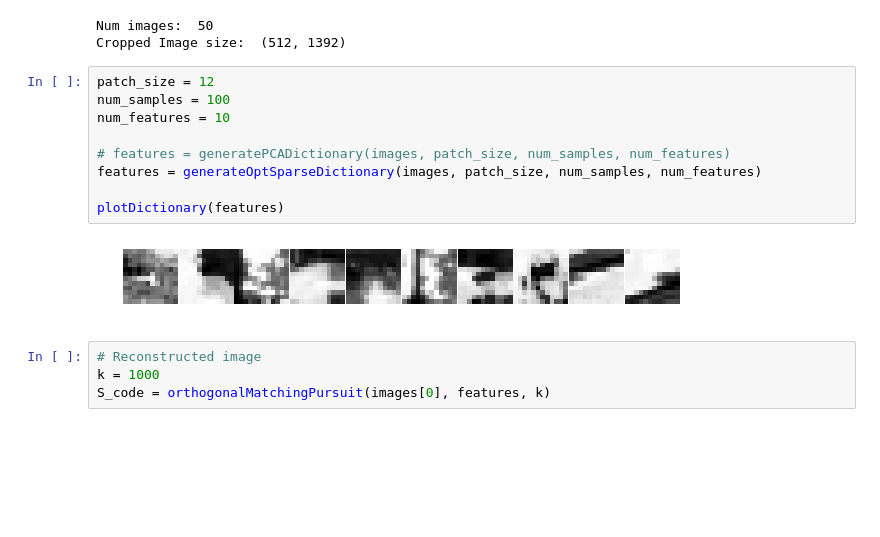
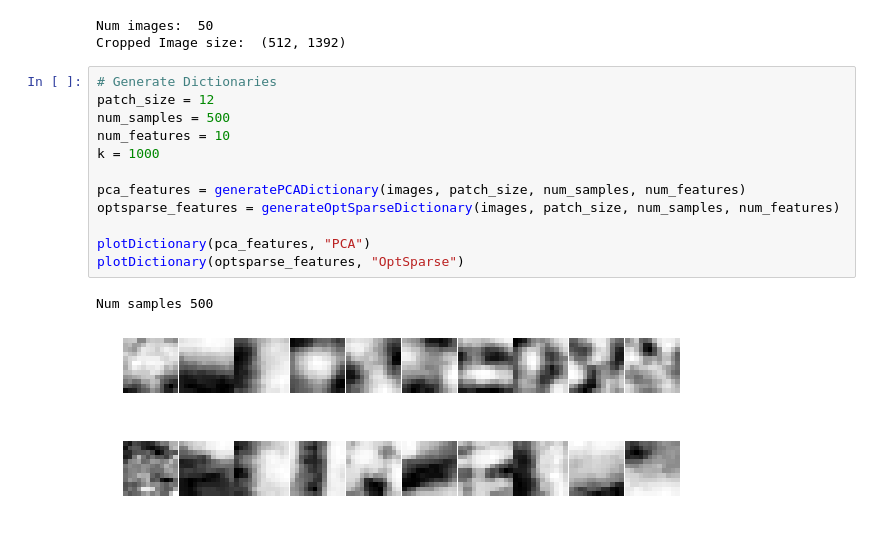
Before and after one commit to Lukeroberto/CS6140-MatchingPursuit, a Jupyter notebook: notebooks/Tests.ipynb, the cells around one changed output. Drawn from its saved outputs; the diff is of its cells as text; blank space fills up the shorter version.

```diff
--- a/notebooks/Tests.ipynb
+++ b/notebooks/Tests.ipynb
@@ -27,17 +28,18 @@ print("Cropped Image size: ", np.shape(images[0]))
 Num images:  50
 Cropped Image size:  (512, 1392)
 # %%
+# Generate Dictionaries
 patch_size = 12
-num_samples = 100
+num_samples = 500
 num_features = 10
+k = 1000
 
-# features = generatePCADictionary(images, patch_size, num_samples, num_features)
-features = generateOptSparseDictionary(images, patch_size, num_samples, num_features)
+pca_features = generatePCADictionary(images, patch_size, num_samples, num_features)
+optsparse_features = generateOptSparseDictionary(images, patch_size, num_samples, num_features)
 
-plotDictionary(features)
+plotDictionary(pca_features, "PCA")
+plotDictionary(optsparse_features, "OptSparse")
 # %% [output]
+Num samples 500
-[figure, old version]
+[figure, new version]
+[figure, added]
-# %%
-# Reconstructed image
-k = 1000
-S_code = orthogonalMatchingPursuit(images[0], features, k)
```
Also changed, not shown: parts of 8 cells of this notebook.
